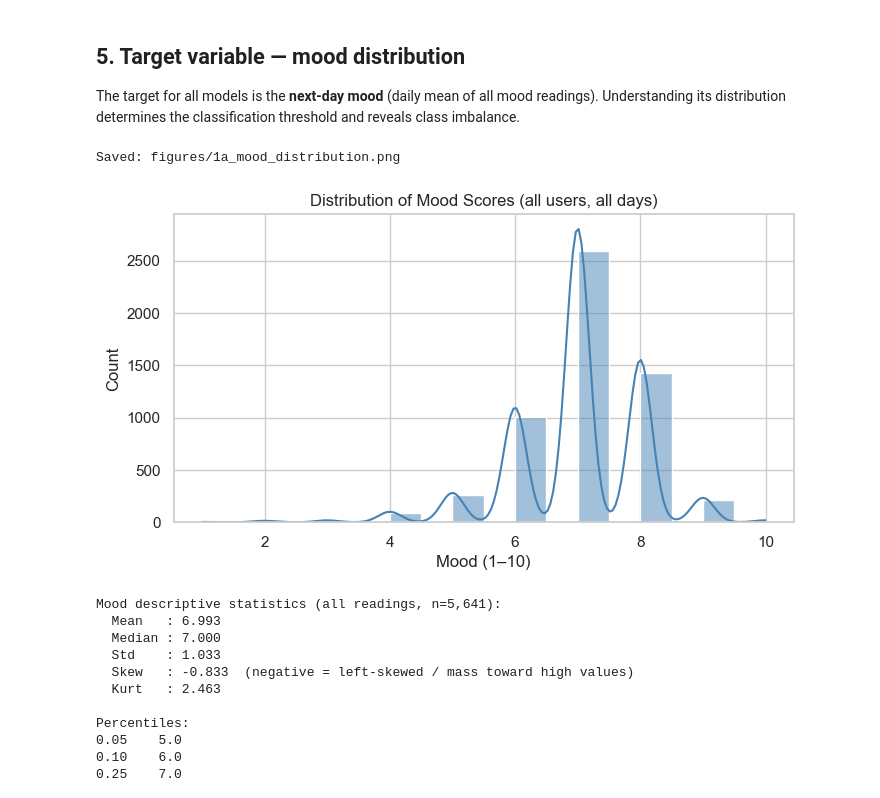
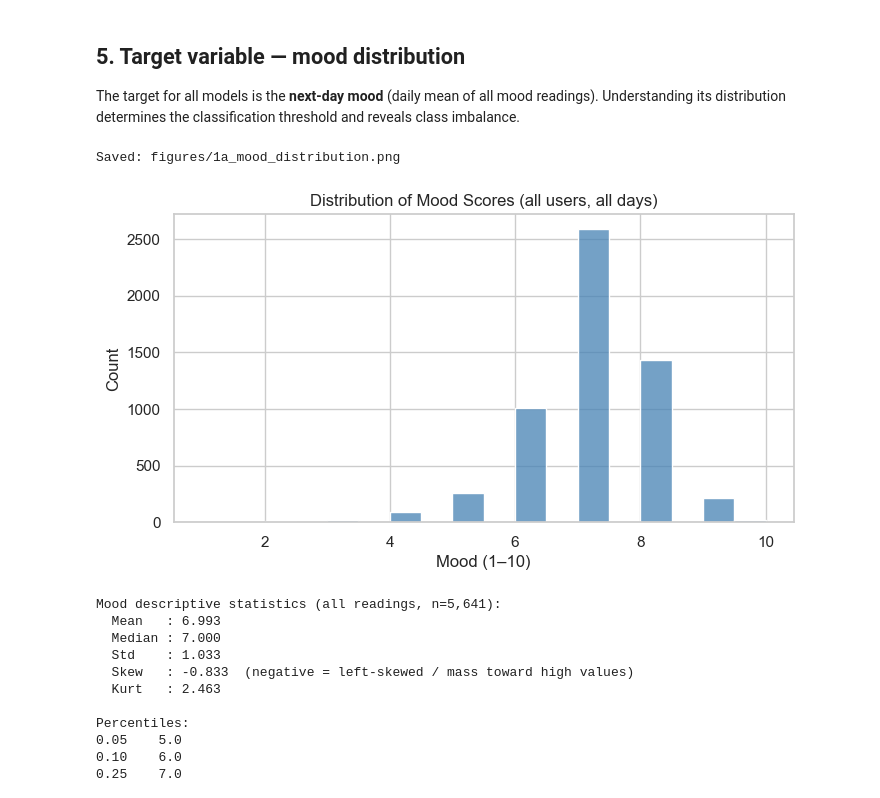
Before and after one commit to MatteoPostiferi999/DataMiningAssignment1, a Jupyter notebook: notebooks/1a_eda.ipynb, the cells around one changed output. Saved outputs shown, nothing was run; the diff lists cells and outputs as text; code cells hidden in the pictures.

```diff
--- a/notebooks/1a_eda.ipynb
+++ b/notebooks/1a_eda.ipynb
@@ -401,15 +434,15 @@ The target for all models is the **next-day mood** (daily mean of all mood readi
 # %%
 # --- Plot 1: Distribution of mood scores ---
 fig, ax = plt.subplots(figsize=(8, 4))
-sns.histplot(mood_df['value'], bins=18, kde=True, ax=ax, color='steelblue')
+sns.histplot(mood_df['value'], bins=18, kde=False, ax=ax, color='steelblue')
 ax.set_title('Distribution of Mood Scores (all users, all days)')
 ax.set_xlabel('Mood (1–10)')
 ax.set_ylabel('Count')
 save_figure('1a_mood_distribution.png')
 plt.show()
 # %% [output]
 Saved: figures/1a_mood_distribution.png
-[figure, old version]
+[figure, new version]
 # %%
 # Mood distribution statistics — skewness, kurtosis, percentiles
 from scipy.stats import skew, kurtosis
```
Also changed, not shown: parts of 14 cells of this notebook.
